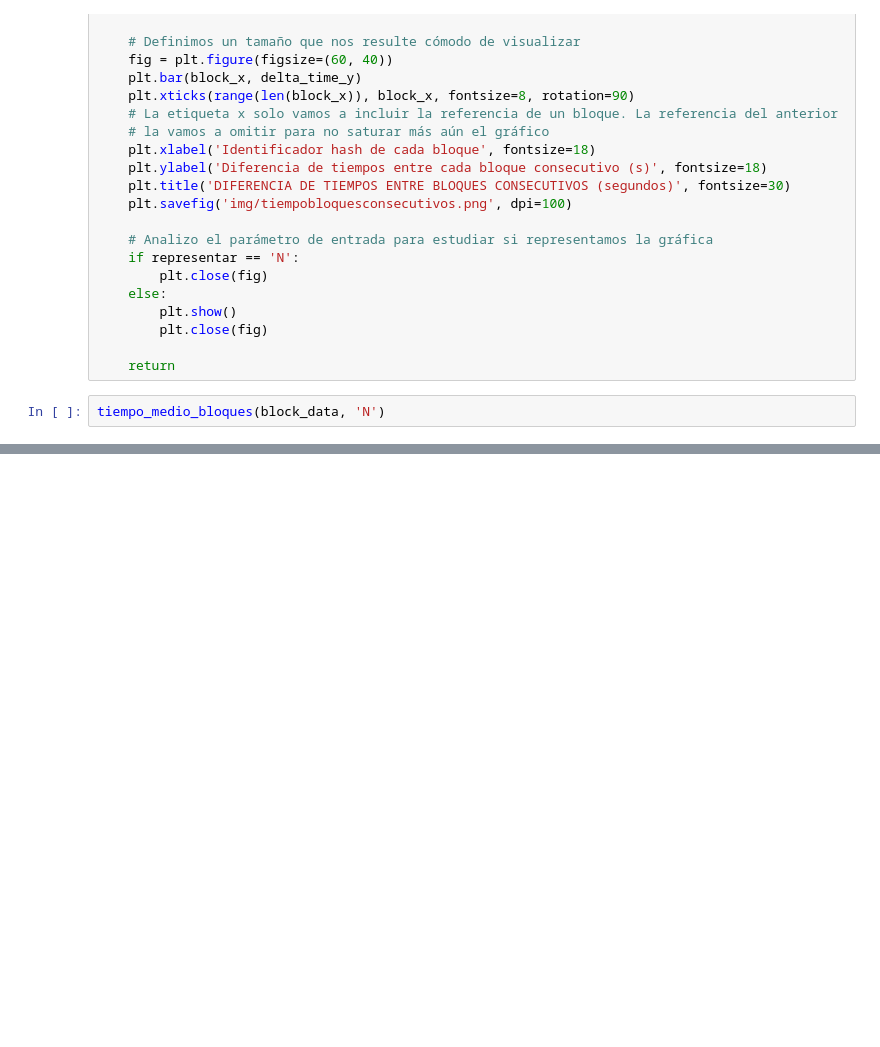
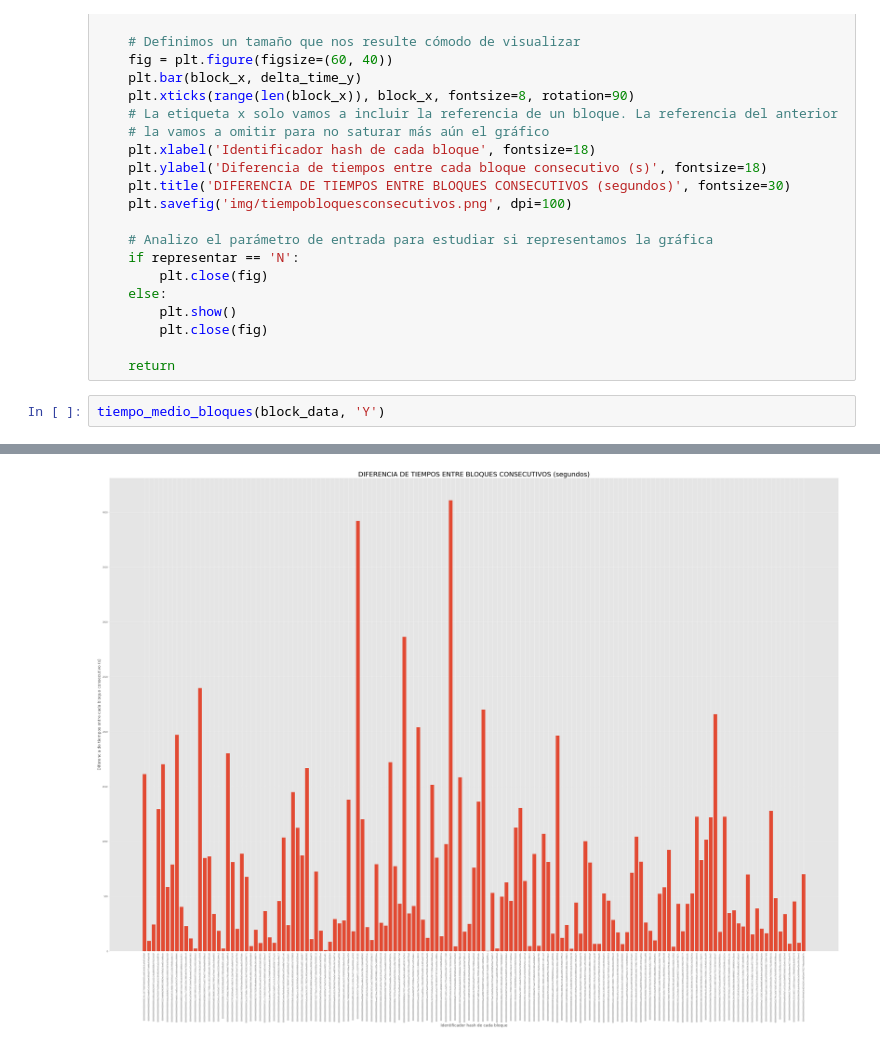
Before and after one commit to JaimePerez89/Bitcoin, a Jupyter notebook: Notebook_pruebas.ipynb, the cells around one changed output, grey strips where cells are left out. Drawn from its saved outputs; the diff is of its cells as text; blank space fills up the shorter version.

```diff
--- a/Notebook_pruebas.ipynb
+++ b/Notebook_pruebas.ipynb
@@ -338,22 +338,23 @@ def tiempo_medio_bloques(block_data, representar='N'):
 
     return
 # %%
-tiempo_medio_bloques(block_data, 'N')
+tiempo_medio_bloques(block_data, 'Y')
 # %% [output]
 El tiempo trancurrido entre el bloque '00000000000000000009230cc1477844f7b0b6055add91dfc8b3cafe47a856ef' y el bloque '000000000000000000060526eb84f3c62fa950de63f5d147f7dd96c9395a4508' ha sido de 1612. ...
 El tiempo trancurrido entre el bloque '000000000000000000060526eb84f3c62fa950de63f5d147f7dd96c9395a4508' y el bloque '00000000000000000004cb80ead40d2fef473aa12c2dba8b68308e97b11b6e1f' ha sido de 93.0  ...
 El tiempo trancurrido entre el bloque '00000000000000000004cb80ead40d2fef473aa12c2dba8b68308e97b11b6e1f' y el bloque '000000000000000000099e29925497e1066ba41823fc892ef4dd1a2ac8a5874b' ha sido de 242.0 ...
 El tiempo trancurrido entre el bloque '000000000000000000099e29925497e1066ba41823fc892ef4dd1a2ac8a5874b' y el bloque '00000000000000000011344df4d2f418f9520982fe1e57bf2a14be61e3a46ada' ha sido de 1294. ...
 El tiempo trancurrido entre el bloque '00000000000000000011344df4d2f418f9520982fe1e57bf2a14be61e3a46ada' y el bloque '0000000000000000000debaa8b8dfb32c00ea094815e085925647b467bab351f' ha sido de 1704. ...
 El tiempo trancurrido entre el bloque '0000000000000000000debaa8b8dfb32c00ea094815e085925647b467bab351f' y el bloque '0000000000000000000e9baf0d615cf468e742d498ad132a15b399d8bab4bc16' ha sido de 586.0 ...
 El tiempo trancurrido entre el bloque '0000000000000000000e9baf0d615cf468e742d498ad132a15b399d8bab4bc16' y el bloque '000000000000000000059dd0e1c9a85aa31e556173ea5d4b4eda8bf4ea364866' ha sido de 789.0 ...
 El tiempo trancurrido entre el bloque '000000000000000000059dd0e1c9a85aa31e556173ea5d4b4eda8bf4ea364866' y el bloque '0000000000000000000df892554467e5bee789ceb404e995d4f8d4e0c6ac952c' ha sido de 1969. ...
 El tiempo trancurrido entre el bloque '0000000000000000000df892554467e5bee789ceb404e995d4f8d4e0c6ac952c' y el bloque '00000000000000000003cee37bcc7120681520e23863db67eb7814baeee88ce9' ha sido de 403.0 ...
 El tiempo trancurrido entre el bloque '00000000000000000003cee37bcc7120681520e23863db67eb7814baeee88ce9' y el bloque '0000000000000000000b42a57bf047247c5bfe67a8adeeb1bd51e440d0632fb2' ha sido de 228.0 ...
 El tiempo trancurrido entre el bloque '0000000000000000000b42a57bf047247c5bfe67a8adeeb1bd51e440d0632fb2' y el bloque '0000000000000000000fa21d58743f013cb7935e8e97743414aa26524d42eda2' ha sido de 116.0 ...
 El tiempo trancurrido entre el bloque '0000000000000000000fa21d58743f013cb7935e8e97743414aa26524d42eda2' y el bloque '0000000000000000000d46c4d2739d0080662036e9e161934c245da67ccf3493' ha sido de 23.0  ...
 ... (128 lines left out)
 El tiempo trancurrido entre el bloque '00000000000000000009c510c5d6111e265410aaeec179fe69062dc8d4d73474' y el bloque '0000000000000000000d2936b039fcbc64dc43bb2a160090aef5ba5f9c20dae1' ha sido de 452.0 ...
 El tiempo trancurrido entre el bloque '0000000000000000000d2936b039fcbc64dc43bb2a160090aef5ba5f9c20dae1' y el bloque '00000000000000000002fc9069d43b4f20d1041e9bf1de67922794ada8e0b67b' ha sido de 75.0  ...
 El tiempo trancurrido entre el bloque '00000000000000000002fc9069d43b4f20d1041e9bf1de67922794ada8e0b67b' y el bloque '0000000000000000000dfd3b995c54e5d27584faf1819ba590a5e3d181886e5d' ha sido de 701.0 ...
 No se dispone de tiempo de referencia previo para el bloque 0000000000000000000dfd3b995c54e5d27584faf1819ba590a5e3d181886e5d
+[figure, added]
```
Also changed, not shown: parts of 6 cells of this notebook, 6 other files.
